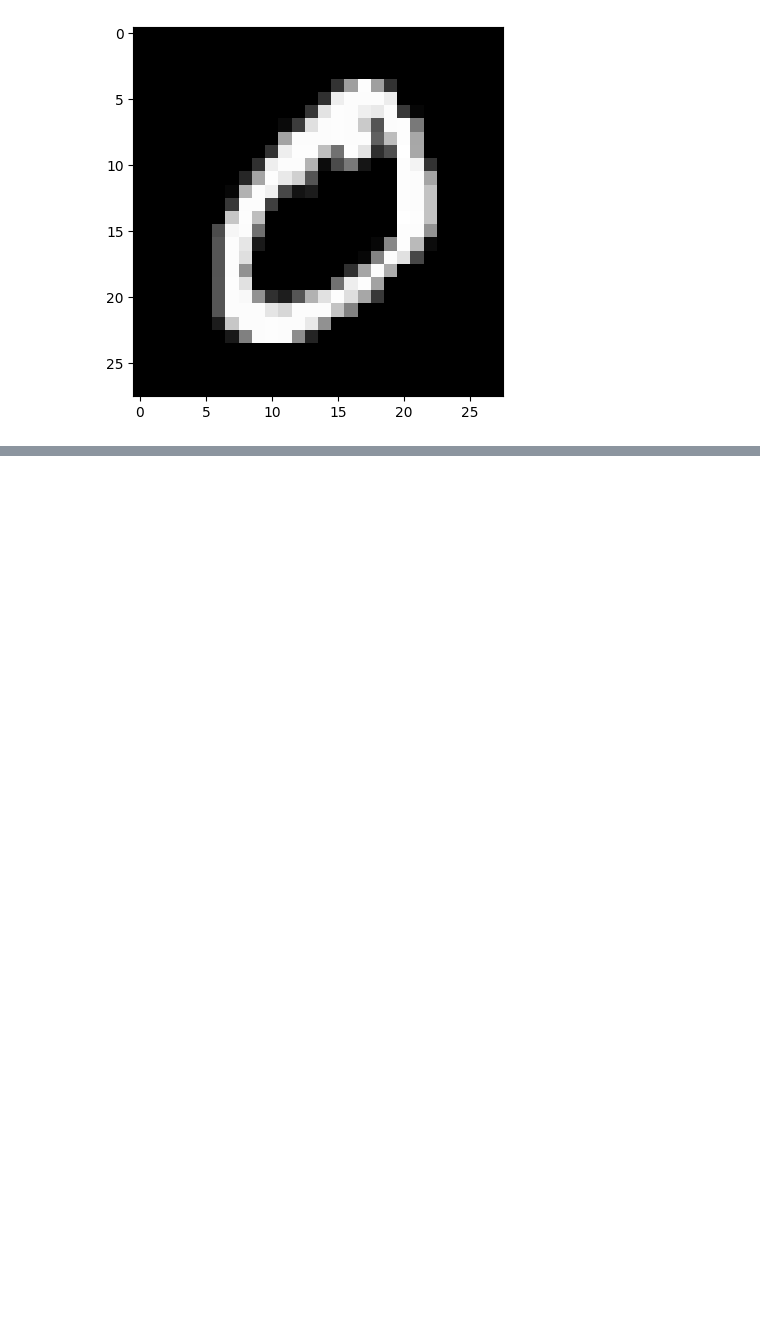
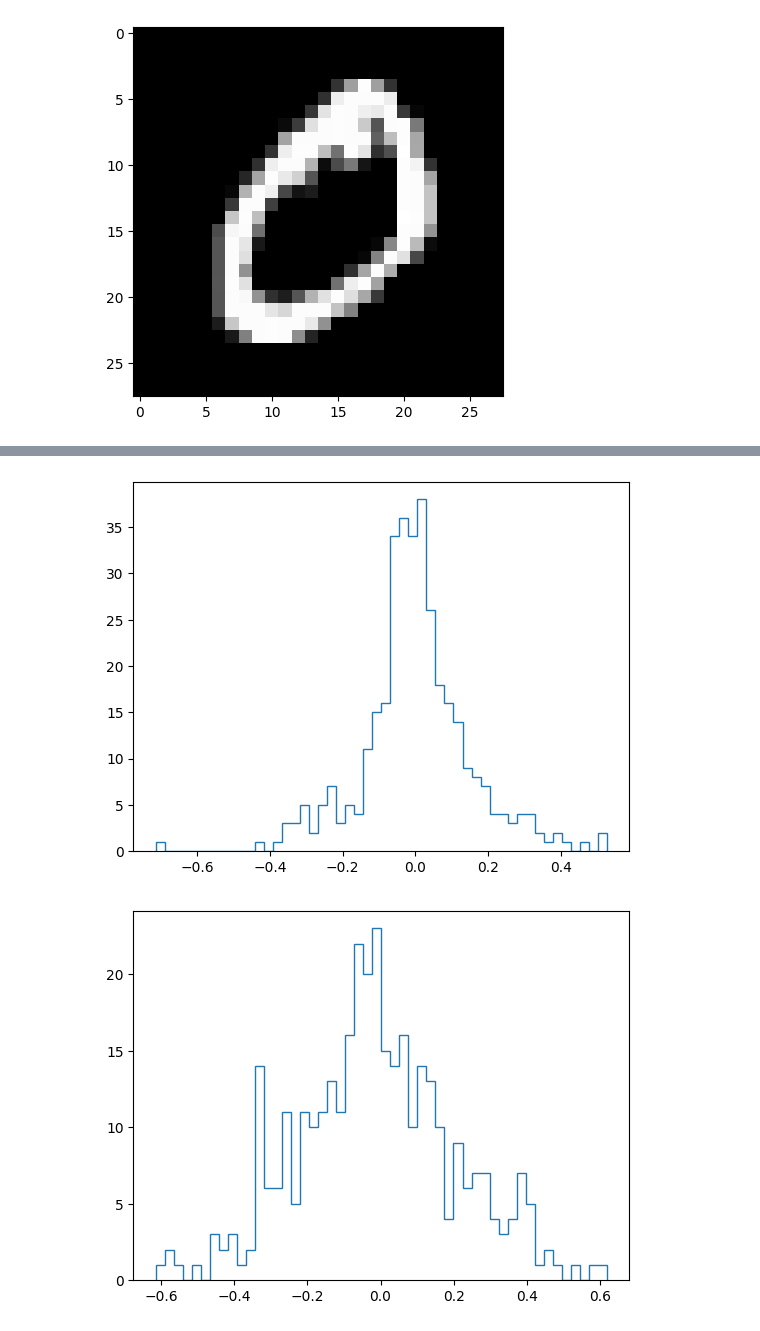
Before and after one commit to alessandrobreccia99/Infinite_width_Continual_Learning, a Jupyter notebook: Data.ipynb, the cells around one changed output, grey strips where cells are left out. Cells and saved outputs as stored; diff of their text form; code cells hidden in the pictures; blank space fills up the shorter version.

```diff
--- a/Data.ipynb
+++ b/Data.ipynb
@@ -192,30 +227,31 @@ The top Hessian eigenvalue of this model is %.4f 1.4335412979125977
 # %%
-batch = len(X)
-loss_eval = 100
-
-for epoch in range(700):
+for epoch in range(350):
 
         running_loss = 0.0
         for i in range(len(X)//batch):
 
             # Batch of training
             ix = torch.randint(0, len(X), (batch,), generator=gen, device=device)
-            ixc = torch.randint(0, len(X), (1024,), generator=gen, device=device)
 
-            # Training
+            ixc = torch.randint(0, len(X), (2048,), generator=gen, device=device)
+            sharp, eigen = top_eigen(mlp, MSE, X[ixc], Y[ixc])
+
+            optimizer.zero_grad()
+
             out = mlp(X_perm[ix])
             loss = MSE(out, Y[ix])
+            loss.backward()
+            running_loss += loss.item()
 
-            optimizer.zero_grad()
-            loss.backward()
+            all.append(GSalign(mlp,eigen))
+
             optimizer.step()
-            running_loss += loss.item()
-            lam.append(top_eigen(mlp, MSE, X_perm[ixc],Y[ixc]))
+
+            lam.append(sharp)
             loss_hist.append(loss.item())
+            old_loss.append( MSE( mlp(X[ix]) , Y[ix]).item() )
 
-            if i % loss_eval == loss_eval-1:
-                print(f'(epoch: {epoch}), sample: {batch*(i+1)}, ---> train loss = {running_loss/loss_eval:.2f}')
-                running_loss = 0.0
+            print(f'(epoch: {epoch}), sample: {batch*(i+1)}, ---> train loss = {loss.item():.4f} -----> sharpness = {sharp:.3f}')
 
 print('Finished Training')
 
@@ -236,0 +309,11 @@ torch.sum(torch.argmax(mlp(X_test_perm), dim=1) == torch.argmax(Y_test, dim=1))/
+# %%
+counts, bins = torch.histogram(torch.tensor(all[:350]), 50)
+counts1, bins1 = torch.histogram(torch.tensor(all[350:]), 50)
+# %%
+plt.stairs(counts, bins)
+plt.show()
+plt.stairs(counts1, bins1)
+plt.show()
+# %% [output]
+[figure, added]
+[figure, added]
```
Also changed, not shown: parts of 23 cells of this notebook.
